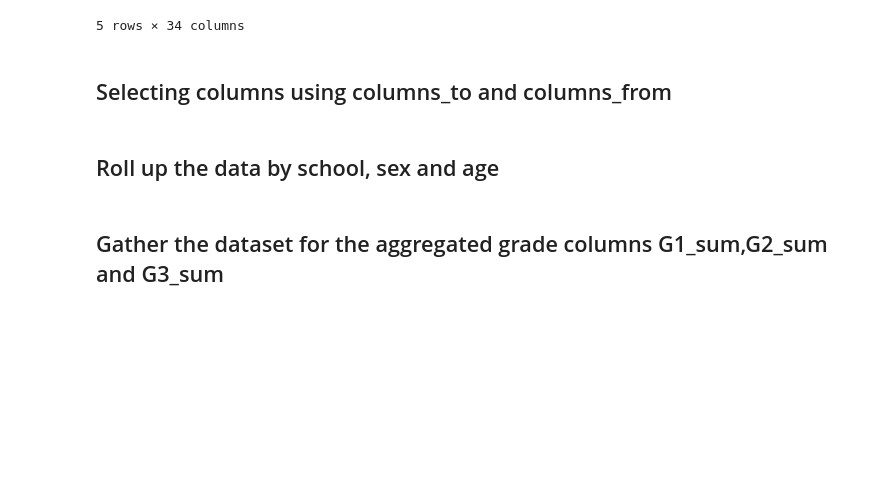
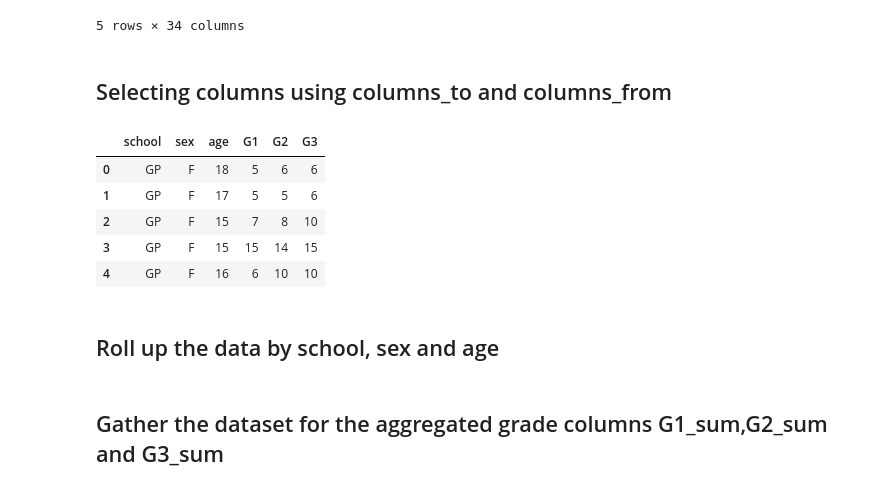
Before and after one commit to vineettanna/Package-dfply-Exploration, a Jupyter notebook: dfply_exploration.ipynb, the cells around one changed output. Drawn from its saved outputs; the diff is of its cells as text; code cells hidden in the pictures; blank space fills up the shorter version.

```diff
--- a/dfply_exploration.ipynb
+++ b/dfply_exploration.ipynb
@@ -155,7 +162,7 @@ baseball >> mask(X.bat_avg >= 0.2,X.bat_avg <= 0.25)
 # %% [markdown]
 # Explore the spread, gather, unite and seperate functions
 # %%
-student_score = pd.read_csv("C:/3-MSBA - Summer/Stat for Data Scientists/Stat Project/student-mat.csv")
+student_score = pd.read_csv("student-mat.csv")
 student_score >> head(5)
 # %% [output]
 |  | school | sex | age | address | famsize | Pstatus | Medu | Fedu | Medu_des | Mjob | ... | ... |
@@ -168,9 +175,16 @@ student_score >> head(5)
 # %% [markdown]
 ## Selecting columns using columns_to and columns_from
 # %%
-student_score = student_score >> select(columns_to(2,inclusive = True),columns_from(-3))
+student_score >>= select(columns_to(2,inclusive = True),columns_from(-3))
 # student_score %>% select(1:3,(length(names(student_score))-2):(length(names(student_score))))
 student_score >> head(5)
+# %% [output]
+|  | school | sex | age | G1 | G2 | G3 |
+| 0 | GP | F | 18 | 5 | 6 | 6 |
+| 1 | GP | F | 17 | 5 | 5 | 6 |
+| 2 | GP | F | 15 | 7 | 8 | 10 |
+| 3 | GP | F | 15 | 15 | 14 | 15 |
+| 4 | GP | F | 16 | 6 | 10 | 10 |
 # %% [markdown]
 ## Roll up the data by school, sex and age
 # %%
```
Also changed, not shown: parts of 12 cells of this notebook.
